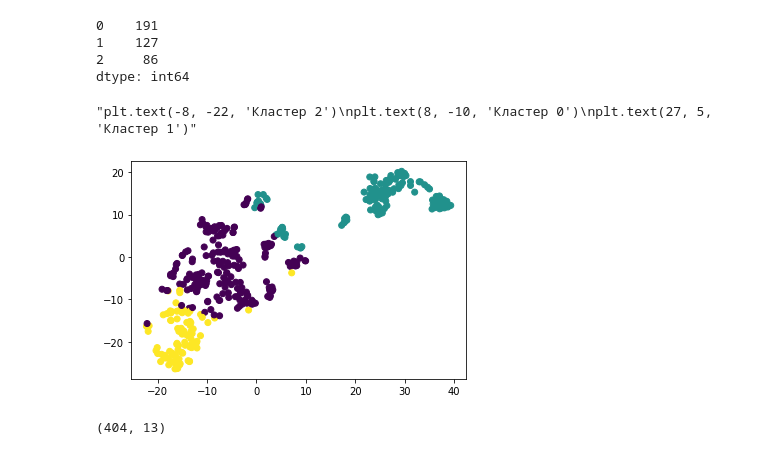
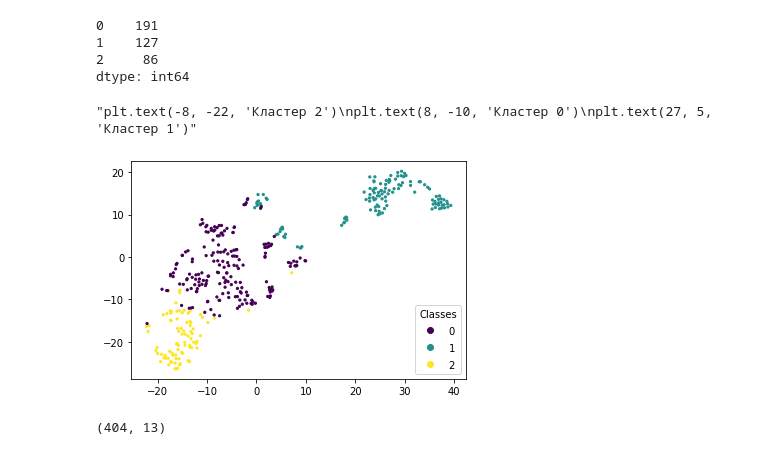
Before and after one commit to sss777999/GBai, a Jupyter notebook: Библиотеки Python для Data Science/Урок 7-8. Вебинар. Обучение с учителем в Scikit-learn. Видеоурок. Обучение без учителя в Scikit-learn./Lesson8 Unsupervised learning-checkpoint.ipynb, the cells around one changed output. Saved outputs shown, nothing was run; the diff lists cells and outputs as text; code cells hidden in the pictures.

Commit message:
Lesson7-8 добавление легенды в график, добавление к расчетам кластера 2

```diff
--- a/Библиотеки Python для Data Science/Урок 7-8. Вебинар. Обучение с учителем в Scikit-learn. Видеоурок. Обучение без учителя в Scikit-learn./Lesson8 Unsupervised learning-checkpoint.ipynb
+++ b/Библиотеки Python для Data Science/Урок 7-8. Вебинар. Обучение с учителем в Scikit-learn. Видеоурок. Обучение без учителя в Scikit-learn./Lesson8 Unsupervised learning-checkpoint.ipynb
@@ -96,16 +96,17 @@ pd.value_counts(labels_train)
 2     86
 dtype: int64
 # %%
-plt.scatter(X_train_tsne[:, 0], X_train_tsne[:, 1], c=labels_train)
+fig, ax = plt.subplots()
+scatter = ax.scatter(X_train_tsne[:, 0], X_train_tsne[:, 1], c=labels_train, s=5)
+legend1 = ax.legend(*scatter.legend_elements(), loc='lower right', title='Classes')
 
 
-# как тут понять правильно где какой кластер? Может же быть наложение точек и не видно точно будет по количеству?
 '''plt.text(-8, -22, 'Кластер 2')
 plt.text(8, -10, 'Кластер 0')
 plt.text(27, 5, 'Кластер 1')'''
 # %% [output]
 "plt.text(-8, -22, 'Кластер 2')\nplt.text(8, -10, 'Кластер 0')\nplt.text(27, 5, 'Кластер 1')"
-[figure, old version]
+[figure, new version]
 # %%
 X_train.shape
 # %% [output]
```
Also changed, not shown: parts of 4 cells of this notebook.
